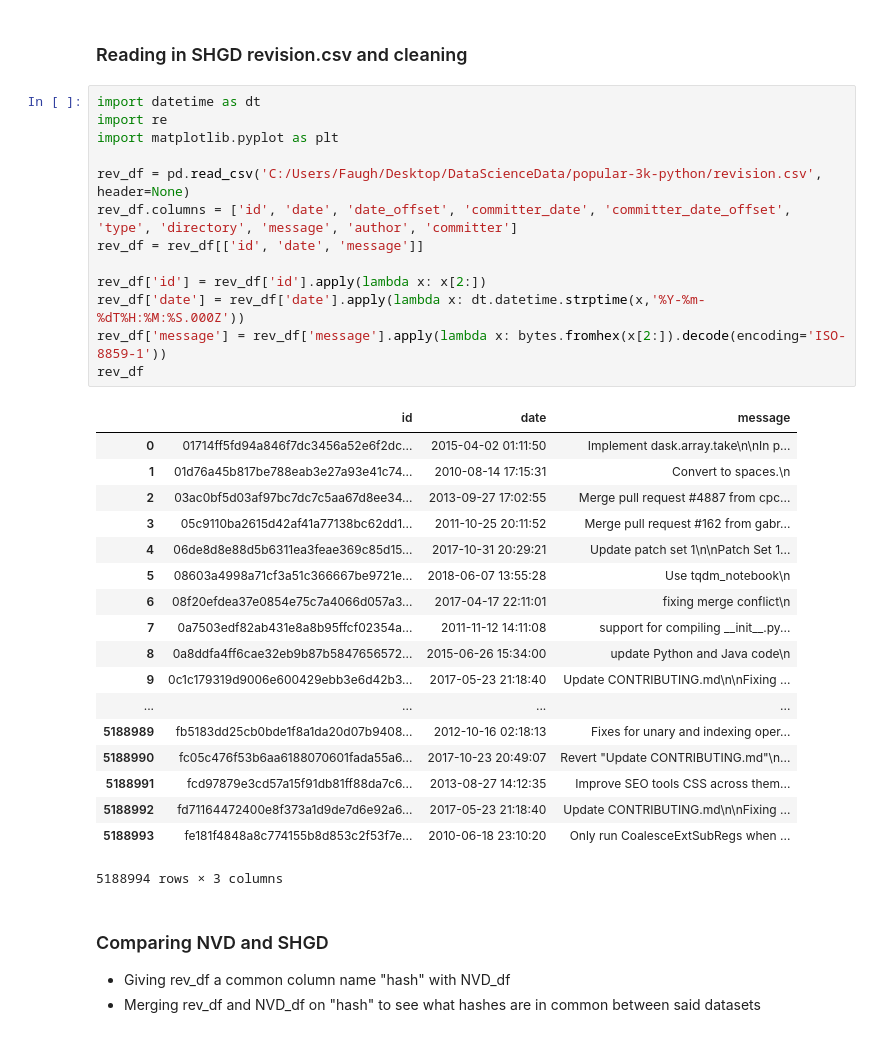
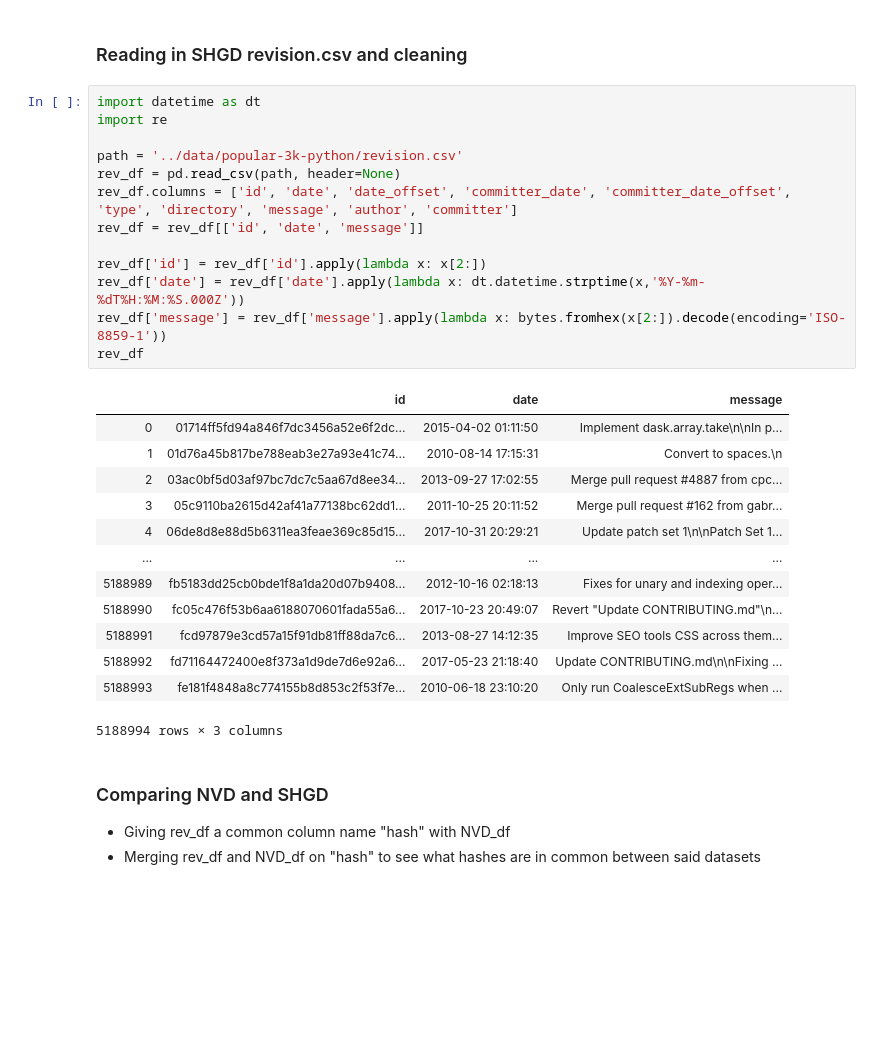
Before and after one commit to UNCG-CSE/Open_Source_Vul_Metrics, a Jupyter notebook: src/NVD_to_Dataframe.ipynb, the cells around one changed output. Drawn from its saved outputs; the diff is of its cells as text; blank space fills up the shorter version.

```diff
--- a/src/NVD_to_Dataframe.ipynb
+++ b/src/NVD_to_Dataframe.ipynb
@@ -67,28 +62,23 @@ Name: year, dtype: int64
 # %%
 import datetime as dt
 import re
-import matplotlib.pyplot as plt
 
-rev_df = pd.read_csv('C:/Users/Faugh/Desktop/DataScienceData/popular-3k-python/revision.csv', header=None)
+path = '../data/popular-3k-python/revision.csv'
+rev_df = pd.read_csv(path, header=None)
 rev_df.columns = ['id', 'date', 'date_offset', 'committer_date', 'committer_date_offset', 'type', 'directory', 'message', 'author', 'committer']
 rev_df = rev_df[['id', 'date', 'message']]
 
 rev_df['id'] = rev_df['id'].apply(lambda x: x[2:])
 rev_df['date'] = rev_df['date'].apply(lambda x: dt.datetime.strptime(x,'%Y-%m-%dT%H:%M:%S.000Z'))
 rev_df['message'] = rev_df['message'].apply(lambda x: bytes.fromhex(x[2:]).decode(encoding='ISO-8859-1'))
 rev_df
 # %% [output]
 |  | id | date | message |
 | 0 | 01714ff5fd94a846f7dc3456a52e6f2dc... | 2015-04-02 01:11:50 | Implement dask.array.take\n\nIn p... |
 | 1 | 01d76a45b817be788eab3e27a93e41c74... | 2010-08-14 17:15:31 | Convert to spaces.\n |
 | 2 | 03ac0bf5d03af97bc7dc7c5aa67d8ee34... | 2013-09-27 17:02:55 | Merge pull request #4887 from cpc... |
 | 3 | 05c9110ba2615d42af41a77138bc62dd1... | 2011-10-25 20:11:52 | Merge pull request #162 from gabr... |
 | 4 | 06de8d8e88d5b6311ea3feae369c85d15... | 2017-10-31 20:29:21 | Update patch set 1\n\nPatch Set 1... |
-| 5 | 08603a4998a71cf3a51c366667be9721e... | 2018-06-07 13:55:28 | Use tqdm_notebook\n |
-| 6 | 08f20efdea37e0854e75c7a4066d057a3... | 2017-04-17 22:11:01 | fixing merge conflict\n |
-| 7 | 0a7503edf82ab431e8a8b95ffcf02354a... | 2011-11-12 14:11:08 | support for compiling __init__.py... |
-| 8 | 0a8ddfa4ff6cae32eb9b87b5847656572... | 2015-06-26 15:34:00 | update Python and Java code\n |
-| 9 | 0c1c179319d9006e600429ebb3e6d42b3... | 2017-05-23 21:18:40 | Update CONTRIBUTING.md\n\nFixing ... |
 | ... | ... | ... | ... |
 | 5188989 | fb5183dd25cb0bde1f8a1da20d07b9408... | 2012-10-16 02:18:13 | Fixes for unary and indexing oper... |
 | 5188990 | fc05c476f53b6aa6188070601fada55a6... | 2017-10-23 20:49:07 | Revert "Update CONTRIBUTING.md"\n... |
```
Also changed, not shown: parts of 12 cells of this notebook.
